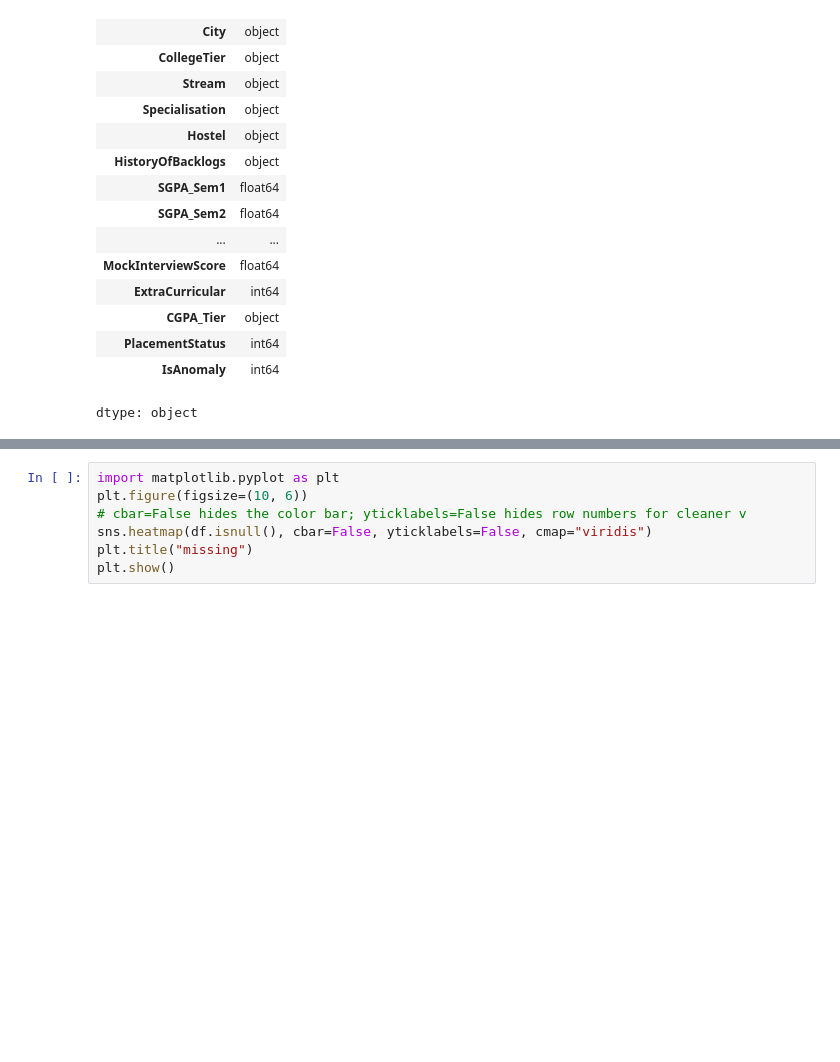
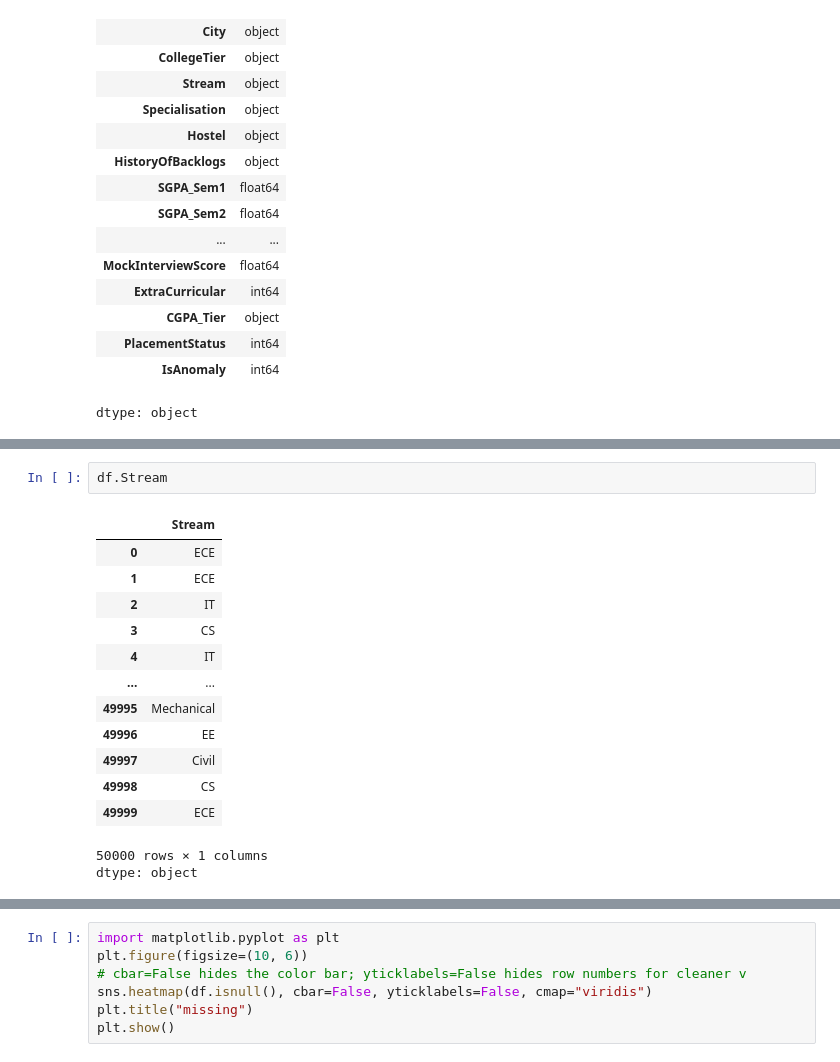
Before and after one commit to vishnuvardhan1699/2520030392_ML, a Jupyter notebook: Practical/ml_python_experiment1_lab1.ipynb, the cells around one changed output, grey strips where cells are left out. Drawn from its saved outputs; the diff is of its cells as text; blank space fills up the shorter version.

```diff
--- a/Practical/ml_python_experiment1_lab1.ipynb
+++ b/Practical/ml_python_experiment1_lab1.ipynb
@@ -65,0 +123,17 @@ dtype: object
+# %%
+df.Stream
+# %% [output]
+|  | Stream |
+| 0 | ECE |
+| 1 | ECE |
+| 2 | IT |
+| 3 | CS |
+| 4 | IT |
+| ... | ... |
+| 49995 | Mechanical |
+| 49996 | EE |
+| 49997 | Civil |
+| 49998 | CS |
+| 49999 | ECE |
+50000 rows × 1 columns
+dtype: object
```
Also changed, not shown: parts of 9 cells of this notebook.
